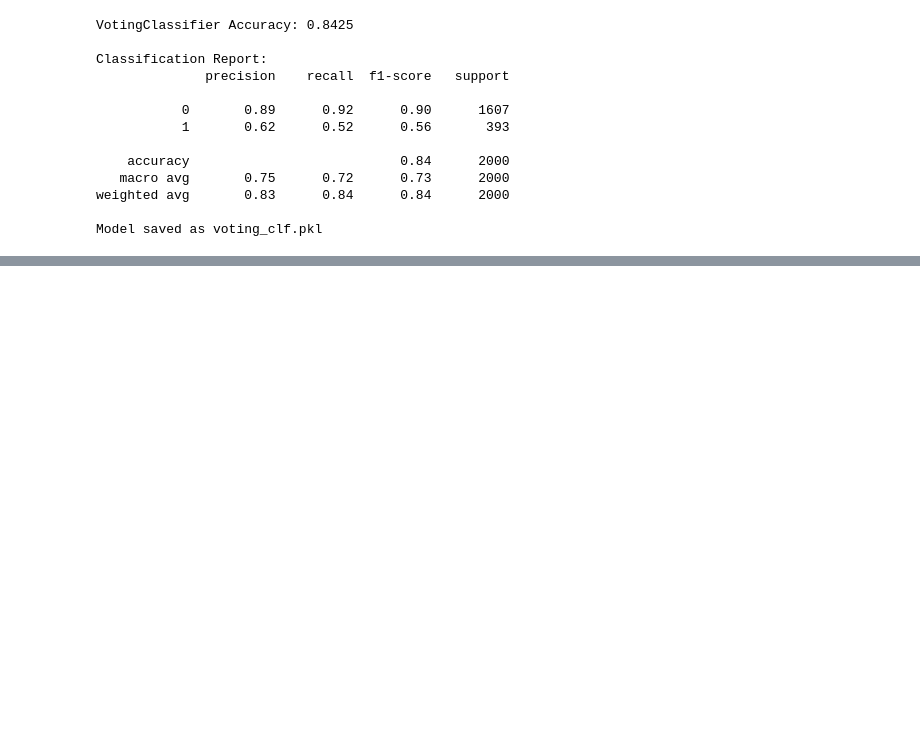
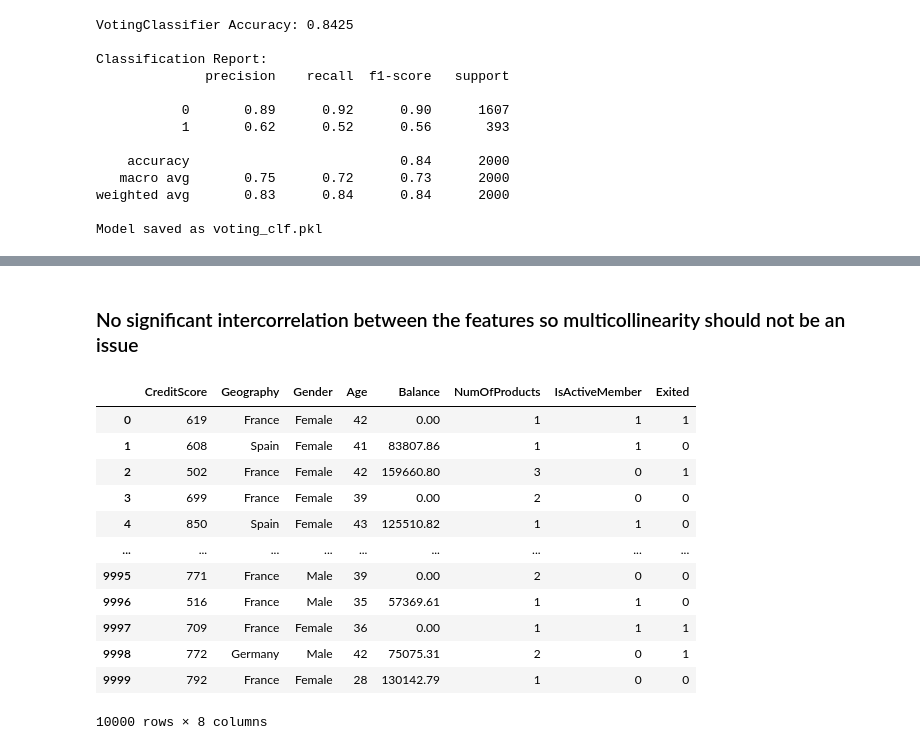
Before and after one commit to BrianShao123/CustomerChurnOutPredictor, a Jupyter notebook: predictor.ipynb, the cells around one changed output, grey strips where cells are left out. Drawn from its saved outputs; the diff is of its cells as text; code cells hidden in the pictures; blank space fills up the shorter version.

```diff
--- a/predictor.ipynb
+++ b/predictor.ipynb
@@ -591,0 +626,19 @@ Model saved as voting_clf.pkl
+# %% [markdown]
+### No significant intercorrelation between the features so multicollinearity should not be an issue
+# %%
+new_features = df.drop(['HasCrCard', 'Tenure', 'EstimatedSalary', 'RowNumber', 'CustomerId', 'Surname'], axis=1)
+new_features
+# %% [output]
+|  | CreditScore | Geography | Gender | Age | Balance | NumOfProducts | IsActiveMember | Exited |
+| 0 | 619 | France | Female | 42 | 0.00 | 1 | 1 | 1 |
+| 1 | 608 | Spain | Female | 41 | 83807.86 | 1 | 1 | 0 |
+| 2 | 502 | France | Female | 42 | 159660.80 | 3 | 0 | 1 |
+| 3 | 699 | France | Female | 39 | 0.00 | 2 | 0 | 0 |
+| 4 | 850 | Spain | Female | 43 | 125510.82 | 1 | 1 | 0 |
+| ... | ... | ... | ... | ... | ... | ... | ... | ... |
+| 9995 | 771 | France | Male | 39 | 0.00 | 2 | 0 | 0 |
+| 9996 | 516 | France | Male | 35 | 57369.61 | 1 | 1 | 0 |
+| 9997 | 709 | France | Female | 36 | 0.00 | 1 | 1 | 1 |
+| 9998 | 772 | Germany | Male | 42 | 75075.31 | 2 | 0 | 1 |
+| 9999 | 792 | France | Female | 28 | 130142.79 | 1 | 0 | 0 |
+10000 rows × 8 columns
```
Also changed, not shown: parts of 17 cells of this notebook.
